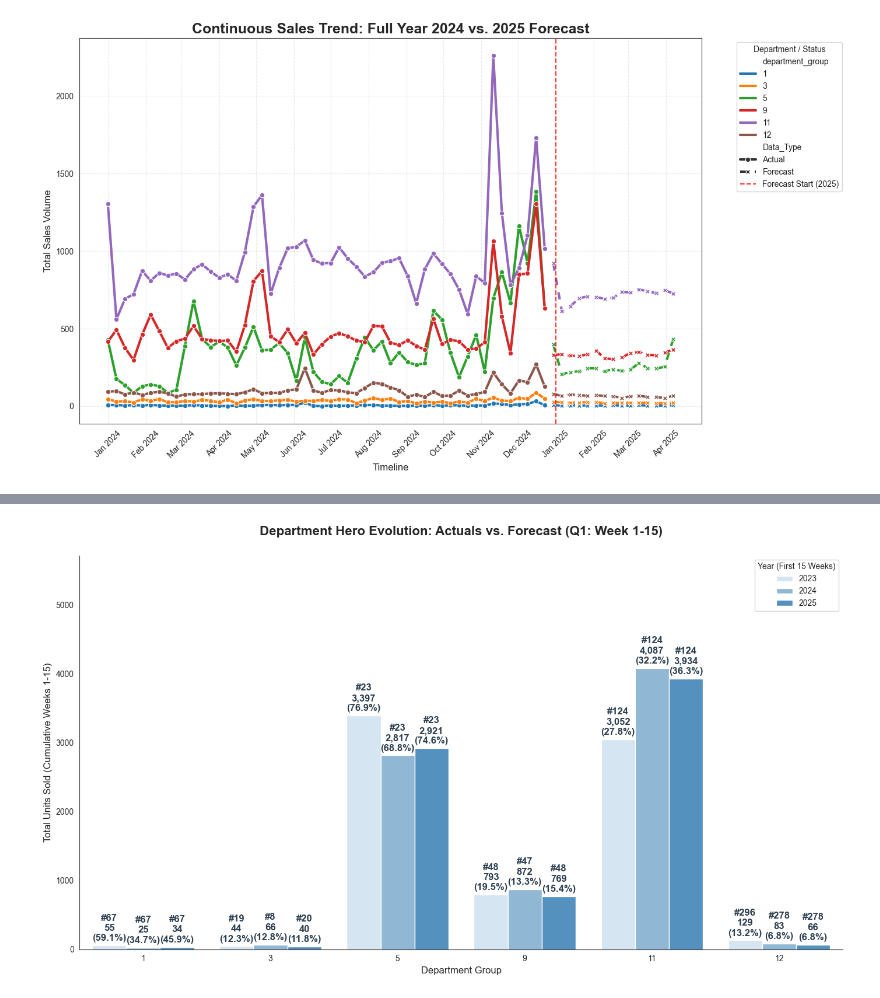
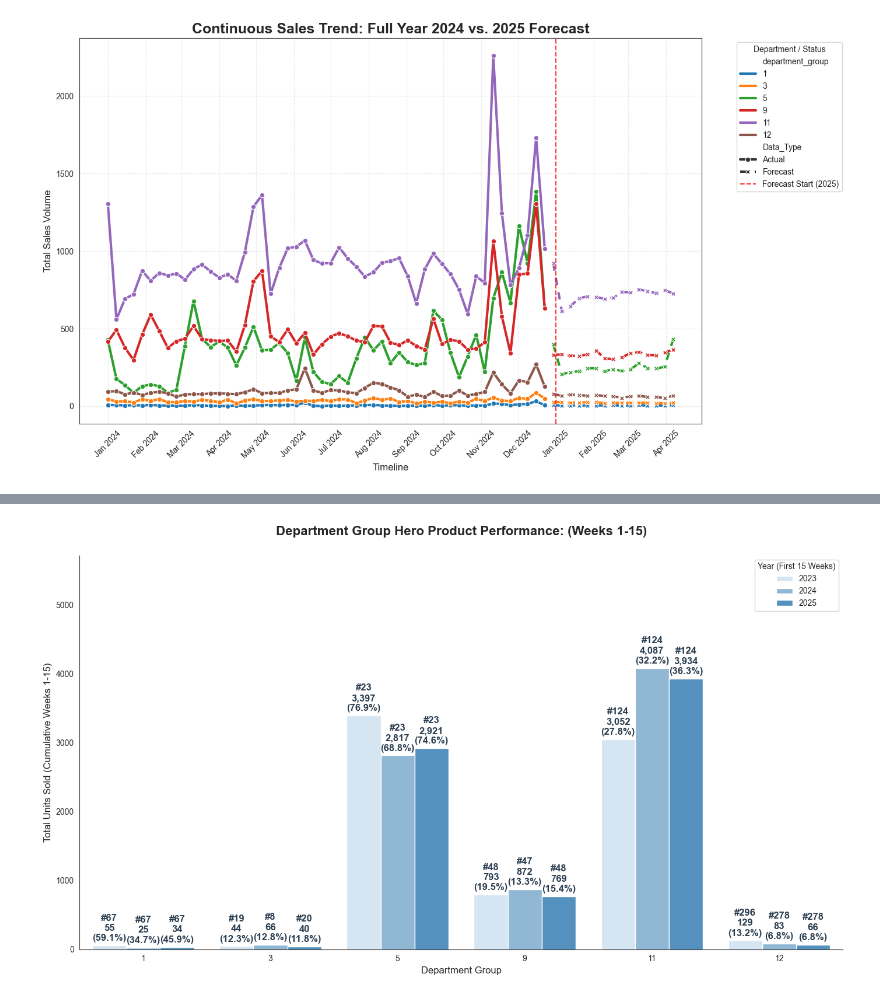
Before and after one commit to luisgrewe/StockSalesPrediction, a Jupyter notebook: salesprediction.ipynb, the cells around one changed output, grey strips where cells are left out. Cells and saved outputs as stored; diff of their text form; code cells hidden in the pictures.

```diff
--- a/salesprediction.ipynb
+++ b/salesprediction.ipynb
@@ -1634,32 +1633,32 @@ for i, p in enumerate(ax.patches):
             current_dept = depts_list[dept_idx]
 
             row = top_1_dept_all[
                 (top_1_dept_all['department_group'] == current_dept) &
                 (top_1_dept_all['year'] == current_year)
             ]
 
             if not row.empty:
                 prod_num = row['product_number'].values[0]
                 share = row['share_pct'].values[0]
 
                 plt.text(
                     p.get_x() + p.get_width() / 2.,
                     height + (top_1_dept_all['sales'].max() * 0.01),
                     f'#{int(prod_num)}\n{int(height):,}\n({share:.1f}%)',
                     ha='center', va='bottom',
                     fontsize=12, fontweight='bold', color='#2c3e50'
                 )
 
-plt.title('Department Hero Evolution: Actuals vs. Forecast (Q1: Week 1-15)',
+plt.title('Department Group Hero Product Performance: (Weeks 1-15)',
           fontsize=16, fontweight='bold', pad=25)
 plt.ylabel('Total Units Sold (Cumulative Weeks 1-15)', fontsize=12)
 plt.xlabel('Department Group', fontsize=12)
 plt.legend(title='Year (First 15 Weeks)', loc='upper right')
 
 plt.ylim(0, top_1_dept_all['sales'].max() * 1.4)
 sns.despine()
 plt.tight_layout()
 plt.savefig("images/hero_forecast_per_department.png")
 plt.show()
 # %% [output]
-[figure, old version]
+[figure, new version]
```
Also changed, not shown: parts of 3 cells of this notebook, 2 other files.
